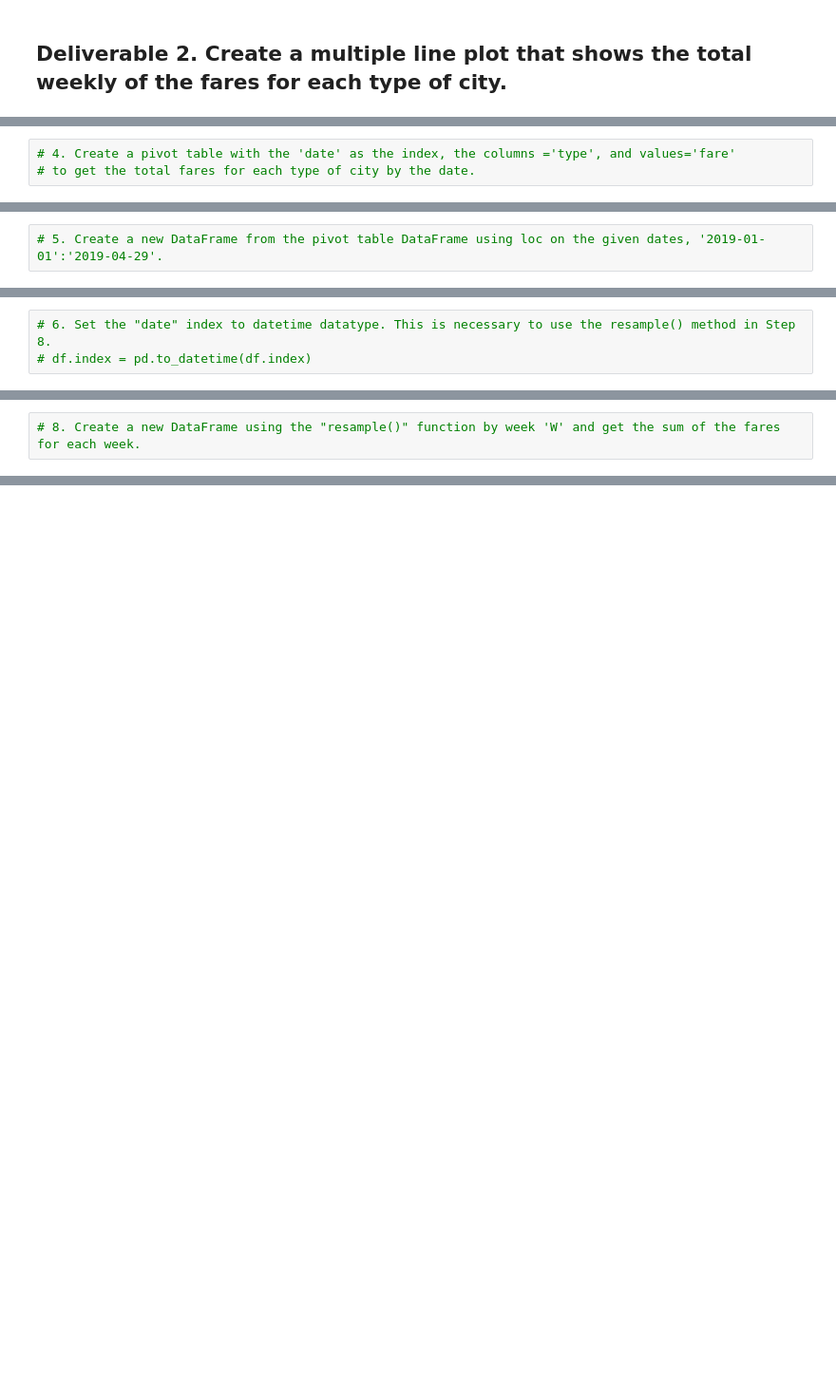
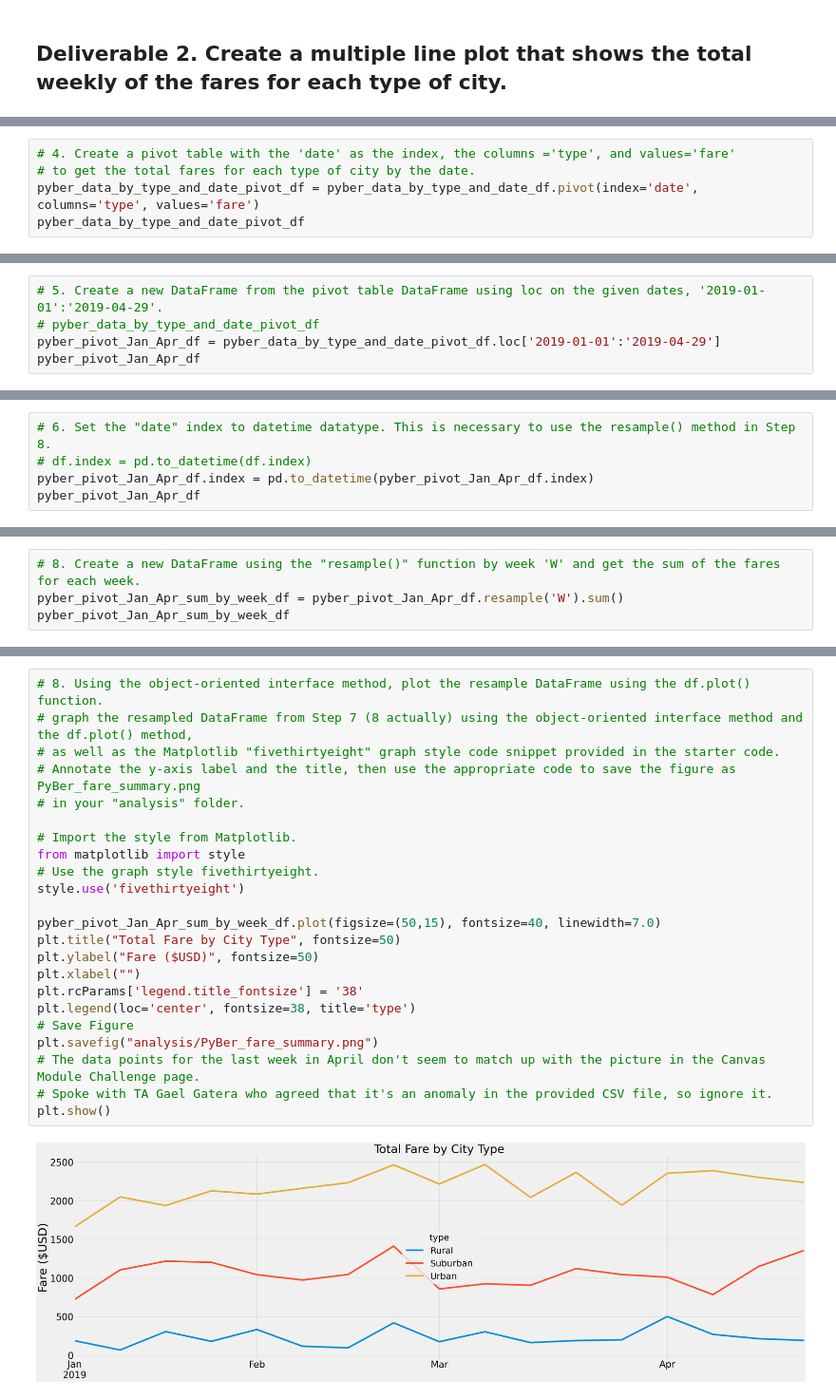
Before and after one commit to rsenno/PyBer_Analysis, a Jupyter notebook: PyBer_Challenge.ipynb, the cells around one changed output, grey strips where cells are left out. Shown at 95% size. Cells and saved outputs as stored; diff of their text form; blank space fills up the shorter version.

Commit message:
Module 5 Deliverable 2

```diff
--- a/PyBer_Challenge.ipynb
+++ b/PyBer_Challenge.ipynb
@@ -158,3 +205,5 @@ pyber_summary_df
 # %%
 # 4. Create a pivot table with the 'date' as the index, the columns ='type', and values='fare'
 # to get the total fares for each type of city by the date.
+pyber_data_by_type_and_date_pivot_df = pyber_data_by_type_and_date_df.pivot(index='date', columns='type', values='fare')
+pyber_data_by_type_and_date_pivot_df
@@ -161,2 +225,5 @@ pyber_summary_df
 # %%
 # 5. Create a new DataFrame from the pivot table DataFrame using loc on the given dates, '2019-01-01':'2019-04-29'.
+# pyber_data_by_type_and_date_pivot_df
+pyber_pivot_Jan_Apr_df = pyber_data_by_type_and_date_pivot_df.loc['2019-01-01':'2019-04-29']
+pyber_pivot_Jan_Apr_df
@@ -163,3 +245,5 @@ pyber_summary_df
 # %%
 # 6. Set the "date" index to datetime datatype. This is necessary to use the resample() method in Step 8.
 # df.index = pd.to_datetime(df.index)
+pyber_pivot_Jan_Apr_df.index = pd.to_datetime(pyber_pivot_Jan_Apr_df.index)
+pyber_pivot_Jan_Apr_df
@@ -168,2 +279,4 @@ pyber_summary_df
 # %%
 # 8. Create a new DataFrame using the "resample()" function by week 'W' and get the sum of the fares for each week.
+pyber_pivot_Jan_Apr_sum_by_week_df = pyber_pivot_Jan_Apr_df.resample('W').sum()
+pyber_pivot_Jan_Apr_sum_by_week_df
@@ -176,0 +303,25 @@ style.use('fivethirtyeight')
+# %%
+# 8. Using the object-oriented interface method, plot the resample DataFrame using the df.plot() function.
+# graph the resampled DataFrame from Step 7 (8 actually) using the object-oriented interface method and the df.plot() method,
+# as well as the Matplotlib "fivethirtyeight" graph style code snippet provided in the starter code.
+# Annotate the y-axis label and the title, then use the appropriate code to save the figure as PyBer_fare_summary.png
+# in your "analysis" folder.
+
+# Import the style from Matplotlib.
+from matplotlib import style
+# Use the graph style fivethirtyeight.
+style.use('fivethirtyeight')
+
+pyber_pivot_Jan_Apr_sum_by_week_df.plot(figsize=(50,15), fontsize=40, linewidth=7.0)
+plt.title("Total Fare by City Type", fontsize=50)
+plt.ylabel("Fare ($USD)", fontsize=50)
+plt.xlabel("")
+plt.rcParams['legend.title_fontsize'] = '38'
+plt.legend(loc='center', fontsize=38, title='type')
+# Save Figure
+plt.savefig("analysis/PyBer_fare_summary.png")
+# The data points for the last week in April don't seem to match up with the picture in the Canvas Module Challenge page.
+# Spoke with TA Gael Gatera who agreed that it's an anomaly in the provided CSV file, so ignore it.
+plt.show()
+# %% [output]
+[figure, added]
```
Also changed, not shown: parts of 9 cells of this notebook, 1 other file.
